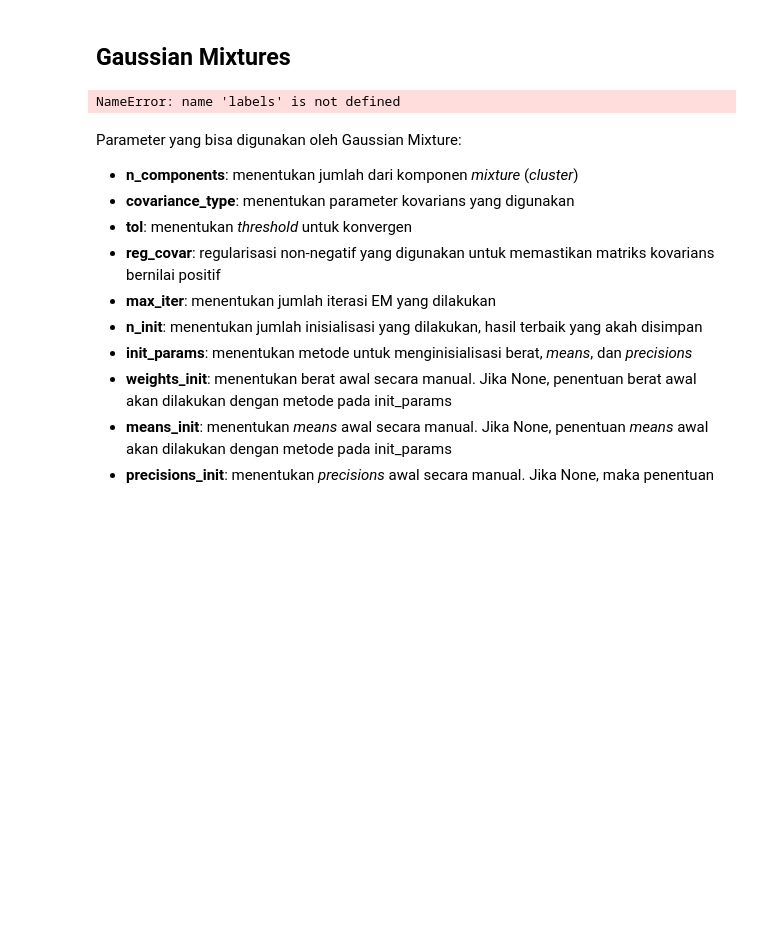
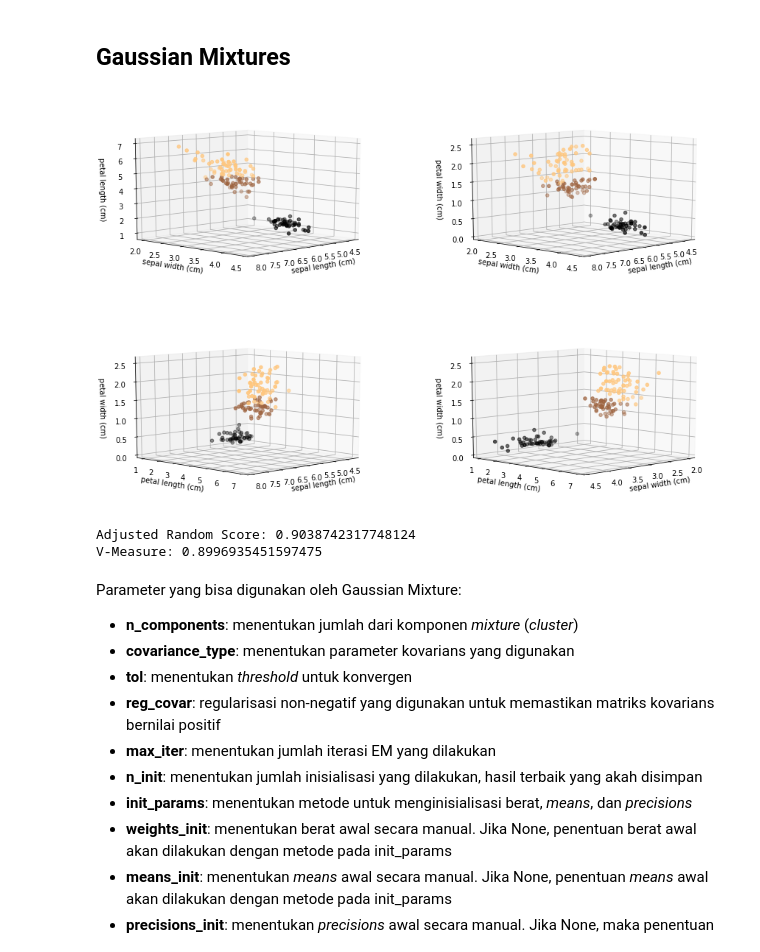
Before and after one commit to chandraseta/ml-clustering-sklearn, a Jupyter notebook: notebook/Clustering.ipynb, the cells around one changed output. Cells and saved outputs as stored; diff of their text form; code cells hidden in the pictures; blank space fills up the shorter version.

```diff
--- a/notebook/Clustering.ipynb
+++ b/notebook/Clustering.ipynb
@@ -200,16 +246,18 @@ Parameter yang bisa digunakan oleh DBSCAN:
 # %%
 from sklearn.mixture import GaussianMixture
 
 gauss_mix = GaussianMixture(n_components=3)
 gauss_mix.fit(iris_X)
 
 gauss_labels = gauss_mix.predict(iris_X)
 
-visualize_iris_3d(iris_X, labels)
+visualize_iris_3d(iris_X, gauss_labels)
 
-evaluate_clusters(iris_y.values.reshape(len(iris_y.values)), gauss_labels)
+evaluate_clustering_predictions(iris_y.values.reshape(len(iris_y.values)), gauss_labels)
 # %% [output]
+[figure, added]
-NameError: name 'labels' is not defined
+Adjusted Random Score: 0.9038742317748124
+V-Measure: 0.8996935451597475
 # %% [markdown]
 Parameter yang bisa digunakan oleh Gaussian Mixture:
 - **n_components**: menentukan jumlah dari komponen _mixture_ (_cluster_)
```
Also changed, not shown: parts of 16 cells of this notebook.
